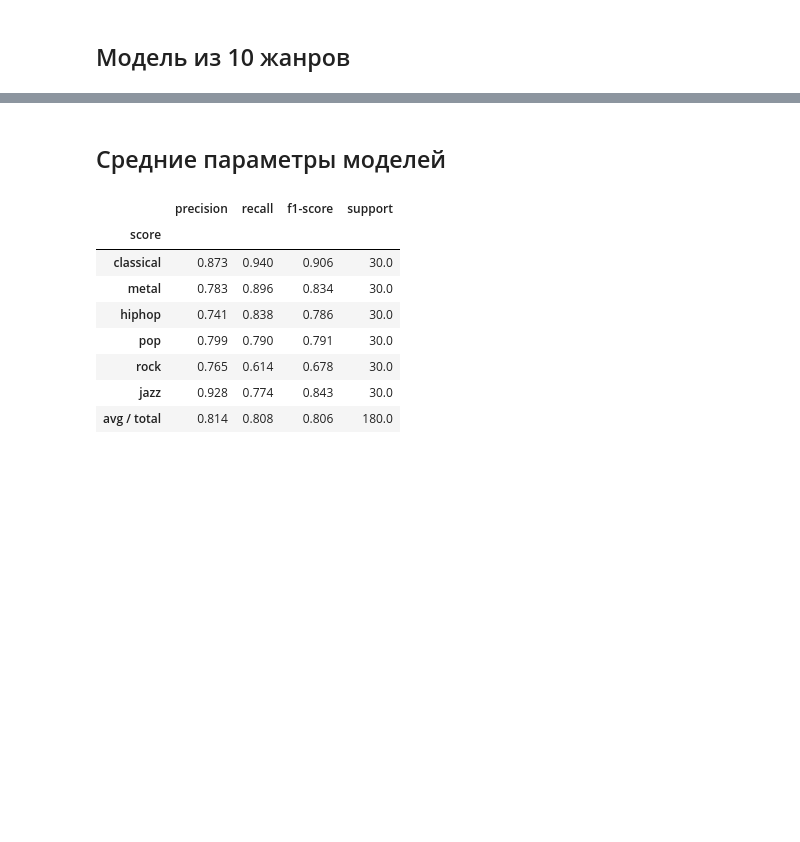
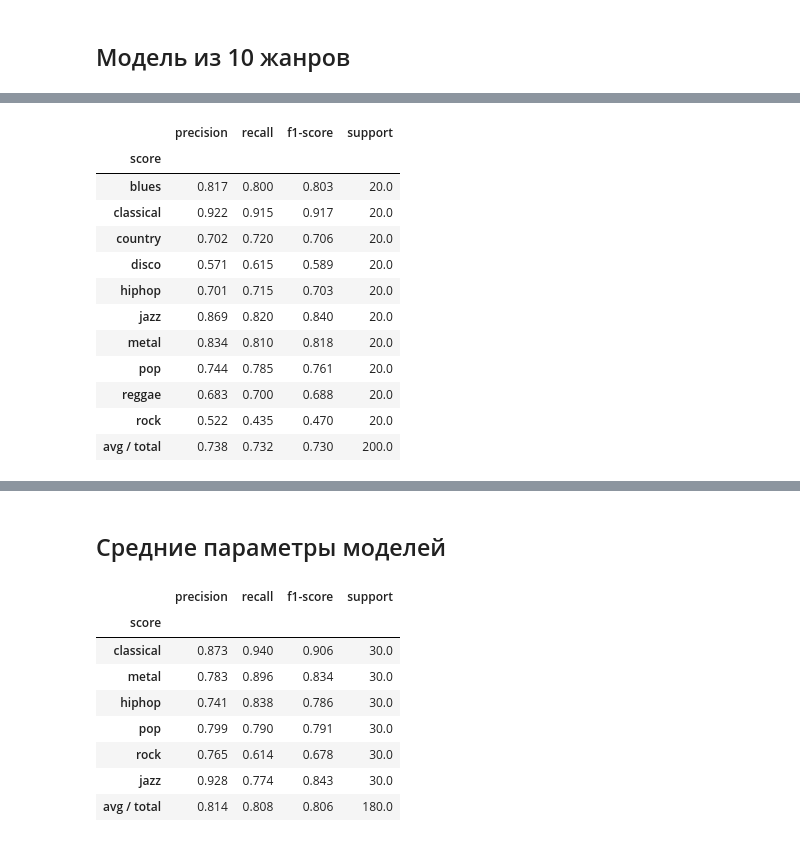
Before and after one commit to minemile/music_genre_classification, a Jupyter notebook: FinalModels.ipynb, the cells around one changed output, grey strips where cells are left out. Drawn from its saved outputs; the diff is of its cells as text; code cells hidden in the pictures; blank space fills up the shorter version.

```diff
--- a/FinalModels.ipynb
+++ b/FinalModels.ipynb
@@ -204,0 +633,16 @@ avg / total       0.71      0.69      0.69       200
+# %%
+check_model(grid_svc, X_scaled, y10, encoder10, 10)
+# %% [output]
+|  | precision | recall | f1-score | support |
+| score |  |  |  |  |
+| blues | 0.817 | 0.800 | 0.803 | 20.0 |
+| classical | 0.922 | 0.915 | 0.917 | 20.0 |
+| country | 0.702 | 0.720 | 0.706 | 20.0 |
+| disco | 0.571 | 0.615 | 0.589 | 20.0 |
+| hiphop | 0.701 | 0.715 | 0.703 | 20.0 |
+| jazz | 0.869 | 0.820 | 0.840 | 20.0 |
+| metal | 0.834 | 0.810 | 0.818 | 20.0 |
+| pop | 0.744 | 0.785 | 0.761 | 20.0 |
+| reggae | 0.683 | 0.700 | 0.688 | 20.0 |
+| rock | 0.522 | 0.435 | 0.470 | 20.0 |
+| avg / total | 0.738 | 0.732 | 0.730 | 200.0 |
```
Also changed, not shown: parts of 35 cells of this notebook.
